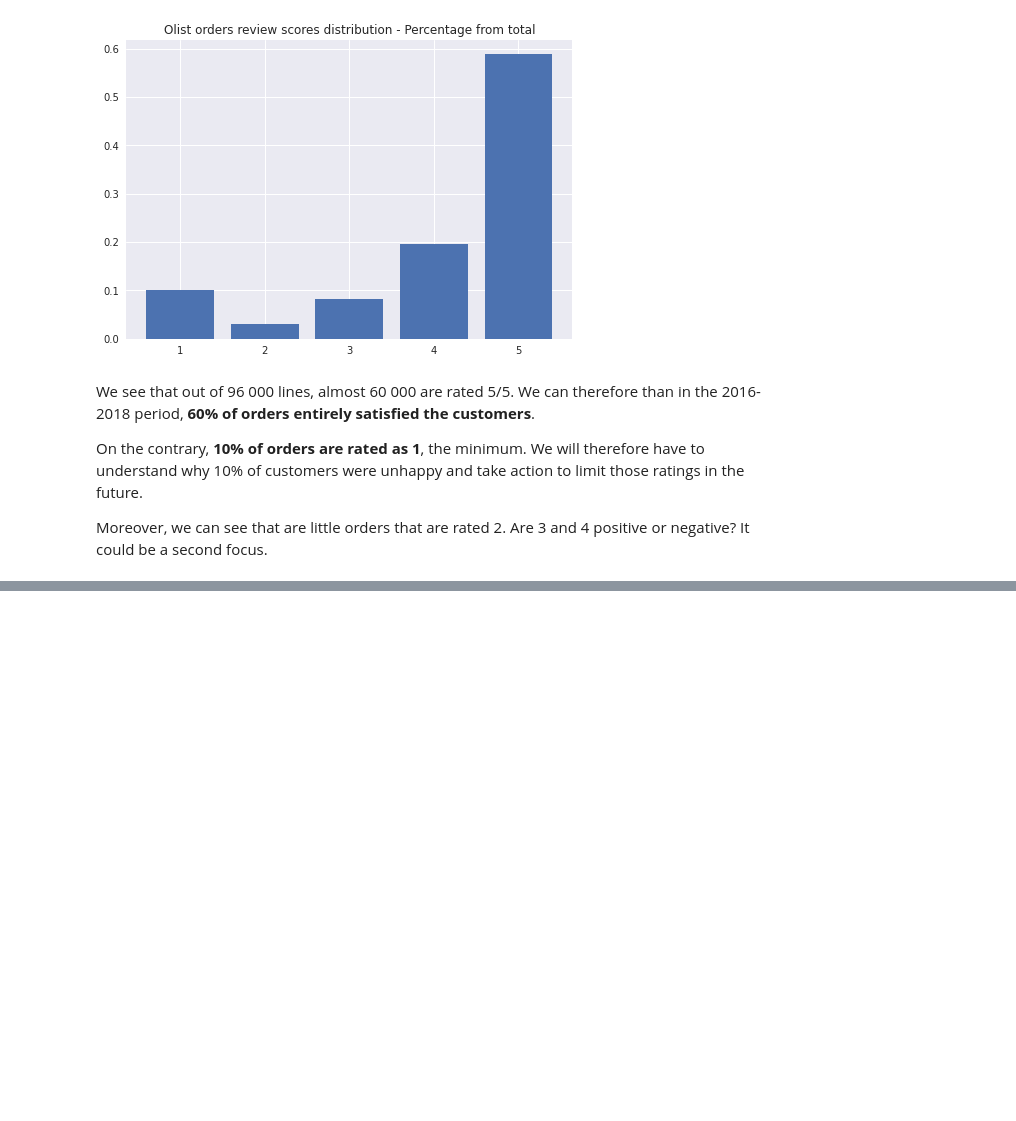
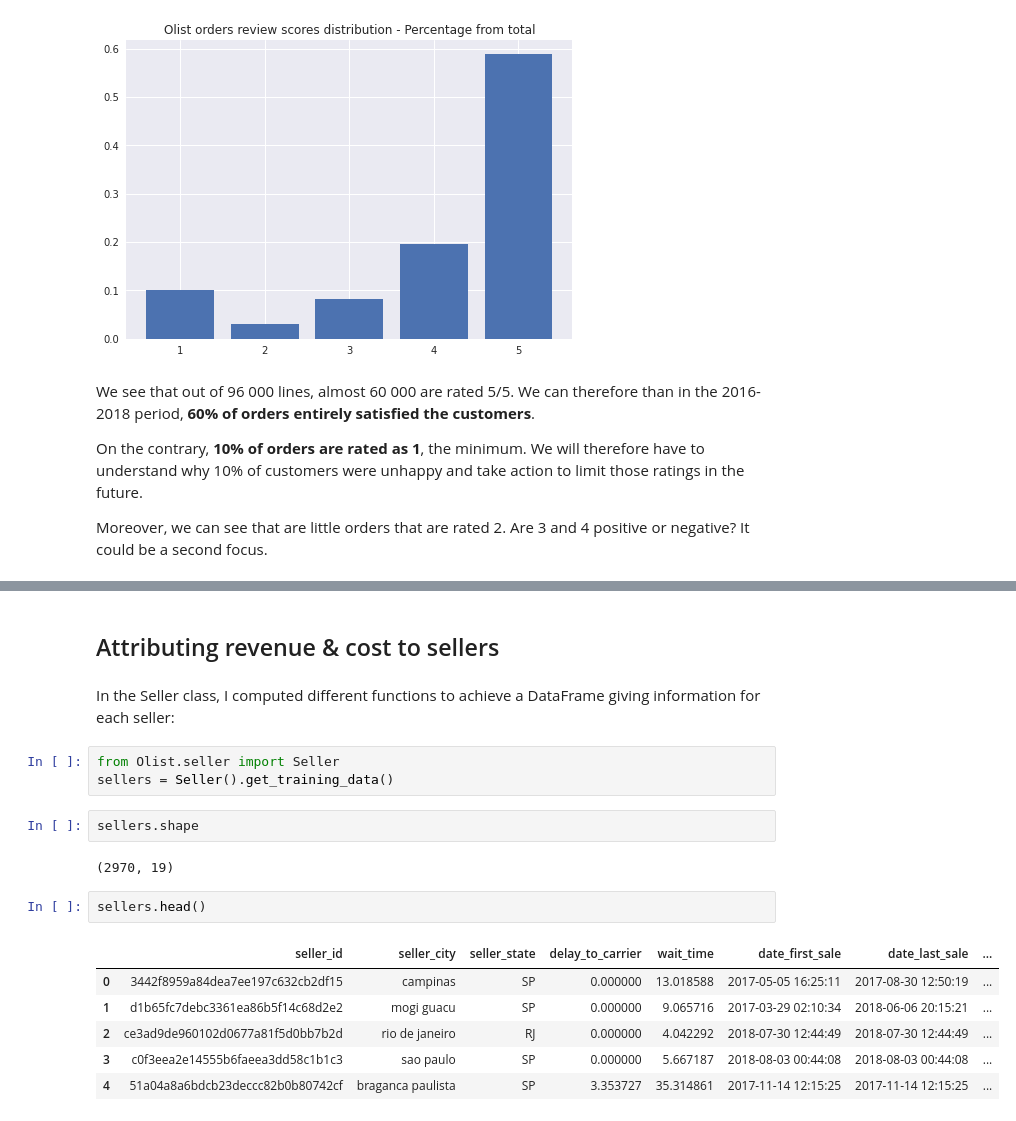
Before and after one commit to corentingaret/Olist, a Jupyter notebook: notebooks/customer_satisfaction_explo.ipynb, the cells around one changed output, grey strips where cells are left out. Cells and saved outputs as stored; diff of their text form; blank space fills up the shorter version.

```diff
--- a/notebooks/customer_satisfaction_explo.ipynb
+++ b/notebooks/customer_satisfaction_explo.ipynb
@@ -116,0 +137,20 @@ KeyboardInterrupt:
+# %% [markdown]
+## Attributing revenue & cost to sellers
+# %% [markdown]
+In the Seller class, I computed different functions to achieve a DataFrame giving information for each seller:
+# %%
+from Olist.seller import Seller
+sellers = Seller().get_training_data()
+# %%
+sellers.shape
+# %% [output]
+(2970, 19)
+# %%
+sellers.head()
+# %% [output]
+|  | seller_id | seller_city | seller_state | delay_to_carrier | wait_time | date_first_sale | date_last_sale | ... |
+| 0 | 3442f8959a84dea7ee197c632cb2df15 | campinas | SP | 0.000000 | 13.018588 | 2017-05-05 16:25:11 | 2017-08-30 12:50:19 | ... |
+| 1 | d1b65fc7debc3361ea86b5f14c68d2e2 | mogi guacu | SP | 0.000000 | 9.065716 | 2017-03-29 02:10:34 | 2018-06-06 20:15:21 | ... |
+| 2 | ce3ad9de960102d0677a81f5d0bb7b2d | rio de janeiro | RJ | 0.000000 | 4.042292 | 2018-07-30 12:44:49 | 2018-07-30 12:44:49 | ... |
+| 3 | c0f3eea2e14555b6faeea3dd58c1b1c3 | sao paulo | SP | 0.000000 | 5.667187 | 2018-08-03 00:44:08 | 2018-08-03 00:44:08 | ... |
+| 4 | 51a04a8a6bdcb23deccc82b0b80742cf | braganca paulista | SP | 3.353727 | 35.314861 | 2017-11-14 12:15:25 | 2017-11-14 12:15:25 | ... |
```
Also changed, not shown: parts of 15 cells of this notebook, 1 other file.
